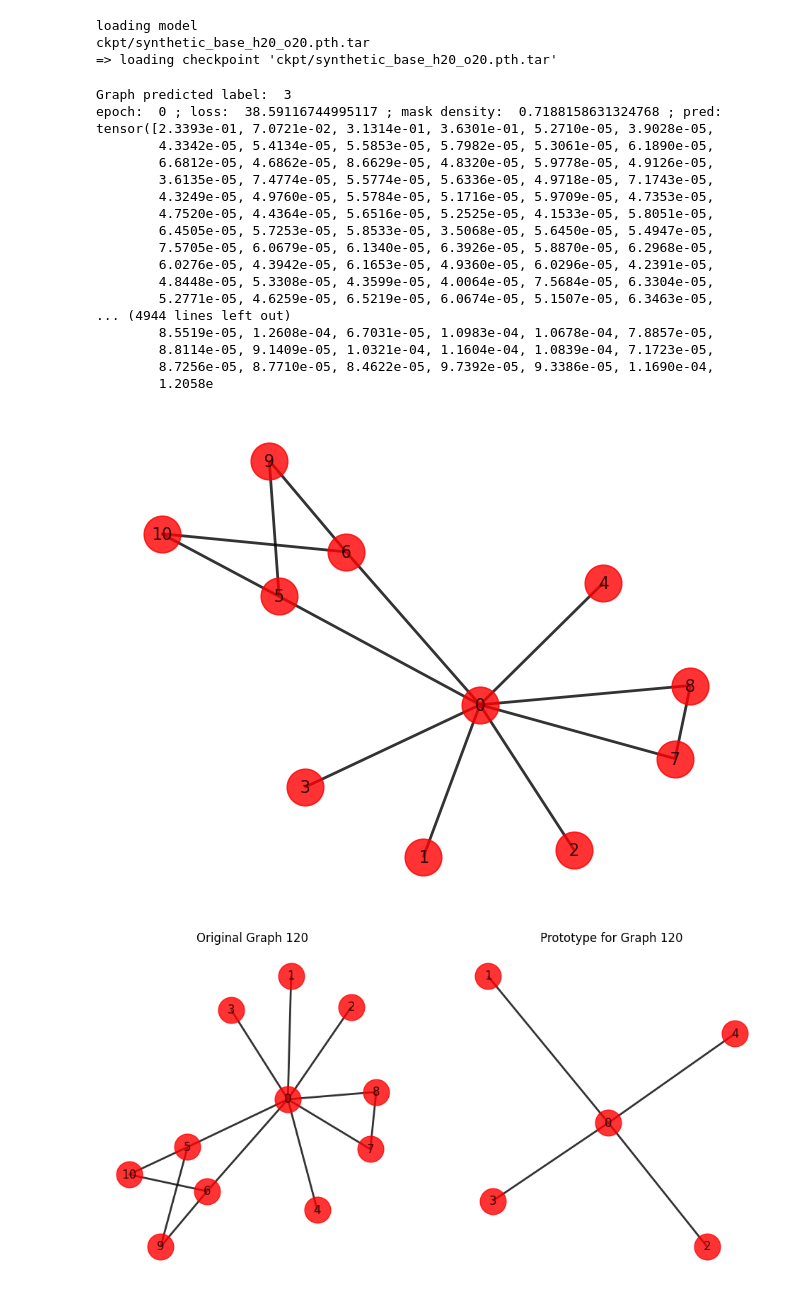
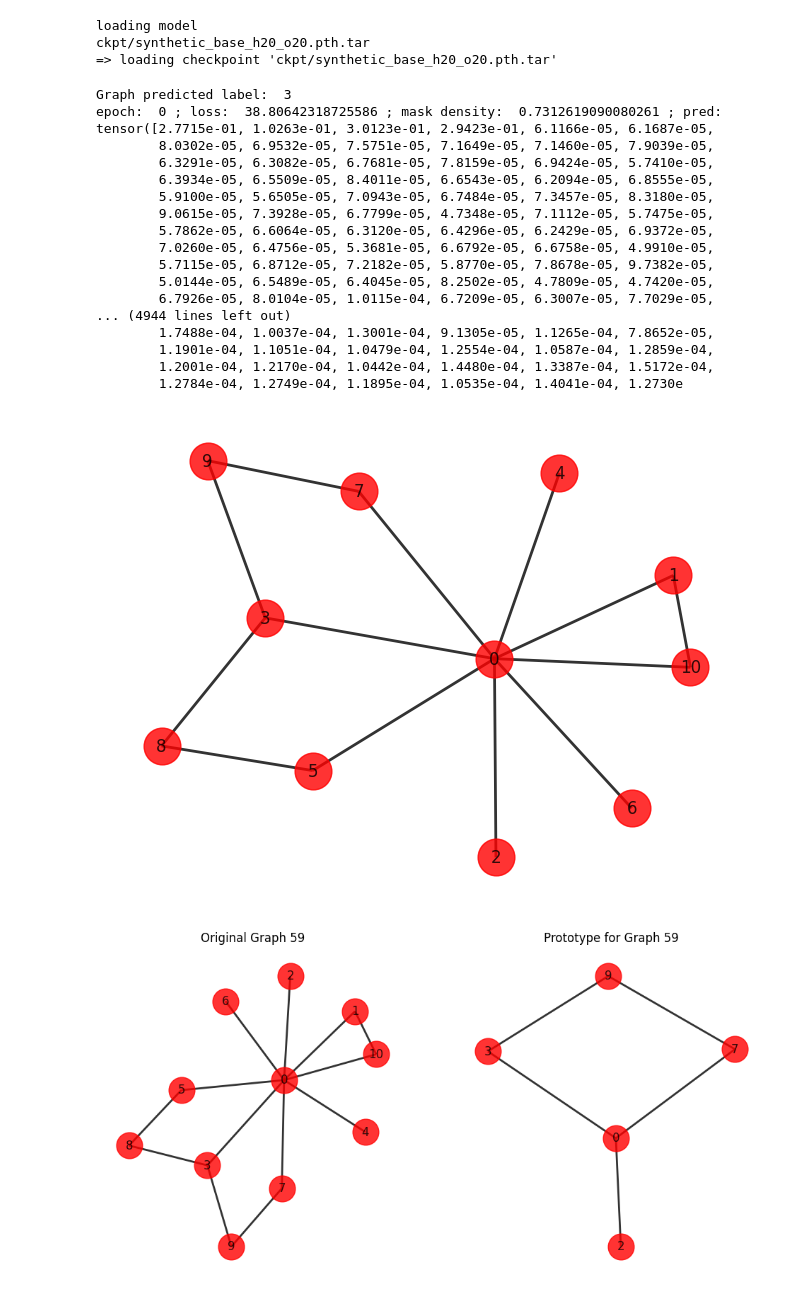
Before and after one commit to tsimiho/gmn, a Jupyter notebook: prototypes/gnn-model-explainer/test.ipynb, the cells around one changed output. Drawn from its saved outputs; the diff is of its cells as text; code cells hidden in the pictures.

```diff
--- a/prototypes/gnn-model-explainer/test.ipynb
+++ b/prototypes/gnn-model-explainer/test.ipynb
@@ -287,7 +314,7 @@ def plot_graph(G, title=None):
 # %%
 import matplotlib.pyplot as plt
 import networkx as nx
-from torch_geometric.utils import to_networkx
+from torch_geometric.utils import to_networkx, from_networkx
 
 
 def explain_and_plot_graph(graph_idx, explainer, threshold=0.9):
@@ -315,49 +342,50 @@ def explain_and_plot_graph(graph_idx, explainer, threshold=0.9):
     plt.subplot(1, 2, 2)
 
     prototype_G = io_utils.denoise_graph(
         masked_adj,
         node_idx=0,
         feat=explainer.feat[graph_idx],
         threshold=threshold,
         max_component=False,
     )
 
     pos = nx.spring_layout(prototype_G)
 
     nx.draw(
         prototype_G,
         pos,
         with_labels=True,
         node_color="red",
         edge_color="black",
         width=2,
         node_size=700,
         alpha=0.8,
     )
     plt.title(f"Prototype for Graph {graph_idx}")
 
     plt.show()
+    return (original_G, prototype_G)
 
 
-graph_idx = 120
-explain_and_plot_graph(graph_idx, explainer, 0.4)
+graph_idx = 59
+original_G, prototype_G = explain_and_plot_graph(graph_idx, explainer, 0.8)
 # %% [output]
 Graph predicted label:  3
-epoch:  0 ; loss:  38.59116744995117 ; mask density:  0.7188158631324768 ; pred:  tensor([2.3393e-01, 7.0721e-02, 3.1314e-01, 3.6301e-01, 5.2710e-05, 3.9028e-05,
-        4.3342e-05, 5.4134e-05, 5.5853e-05, 5.7982e-05, 5.3061e-05, 6.1890e-05,
-        6.6812e-05, 4.6862e-05, 8.6629e-05, 4.8320e-05, 5.9778e-05, 4.9126e-05,
-        3.6135e-05, 7.4774e-05, 5.5774e-05, 5.6336e-05, 4.9718e-05, 7.1743e-05,
-        4.3249e-05, 4.9760e-05, 5.5784e-05, 5.1716e-05, 5.9709e-05, 4.7353e-05,
-        4.7520e-05, 4.4364e-05, 5.6516e-05, 5.2525e-05, 4.1533e-05, 5.8051e-05,
-        6.4505e-05, 5.7253e-05, 5.8533e-05, 3.5068e-05, 5.6450e-05, 5.4947e-05,
-        7.5705e-05, 6.0679e-05, 6.1340e-05, 6.3926e-05, 5.8870e-05, 6.2968e-05,
-        6.0276e-05, 4.3942e-05, 6.1653e-05, 4.9360e-05, 6.0296e-05, 4.2391e-05,
-        4.8448e-05, 5.3308e-05, 4.3599e-05, 4.0064e-05, 7.5684e-05, 6.3304e-05,
-        5.2771e-05, 4.6259e-05, 6.5219e-05, 6.0674e-05, 5.1507e-05, 6.3463e-05,
+epoch:  0 ; loss:  38.80642318725586 ; mask density:  0.7312619090080261 ; pred:  tensor([2.7715e-01, 1.0263e-01, 3.0123e-01, 2.9423e-01, 6.1166e-05, 6.1687e-05,
+        8.0302e-05, 6.9532e-05, 7.5751e-05, 7.1649e-05, 7.1460e-05, 7.9039e-05,
+        6.3291e-05, 6.3082e-05, 6.7681e-05, 7.8159e-05, 6.9424e-05, 5.7410e-05,
+        6.3934e-05, 6.5509e-05, 8.4011e-05, 6.6543e-05, 6.2094e-05, 6.8555e-05,
+        5.9100e-05, 5.6505e-05, 7.0943e-05, 6.7484e-05, 7.3457e-05, 8.3180e-05,
+        9.0615e-05, 7.3928e-05, 6.7799e-05, 4.7348e-05, 7.1112e-05, 5.7475e-05,
+        5.7862e-05, 6.6064e-05, 6.3120e-05, 6.4296e-05, 6.2429e-05, 6.9372e-05,
+        7.0260e-05, 6.4756e-05, 5.3681e-05, 6.6792e-05, 6.6758e-05, 4.9910e-05,
+        5.7115e-05, 6.8712e-05, 7.2182e-05, 5.8770e-05, 7.8678e-05, 9.7382e-05,
+        5.0144e-05, 6.5489e-05, 6.4045e-05, 8.2502e-05, 4.7809e-05, 4.7420e-05,
+        6.7926e-05, 8.0104e-05, 1.0115e-04, 6.7209e-05, 6.3007e-05, 7.7029e-05,
 ... (4944 lines left out)
-        8.5519e-05, 1.2608e-04, 6.7031e-05, 1.0983e-04, 1.0678e-04, 7.8857e-05,
-        8.8114e-05, 9.1409e-05, 1.0321e-04, 1.1604e-04, 1.0839e-04, 7.1723e-05,
-        8.7256e-05, 8.7710e-05, 8.4622e-05, 9.7392e-05, 9.3386e-05, 1.1690e-04,
-        1.2058e
+        1.7488e-04, 1.0037e-04, 1.3001e-04, 9.1305e-05, 1.1265e-04, 7.8652e-05,
+        1.1901e-04, 1.1051e-04, 1.0479e-04, 1.2554e-04, 1.0587e-04, 1.2859e-04,
+        1.2001e-04, 1.2170e-04, 1.0442e-04, 1.4480e-04, 1.3387e-04, 1.5172e-04,
+        1.2784e-04, 1.2749e-04, 1.1895e-04, 1.0535e-04, 1.4041e-04, 1.2730e
-[figure, old version]
+[figure, new version]
-[figure, old version]
+[figure, new version]
```
Also changed, not shown: parts of 3 cells of this notebook, 45 other files.
